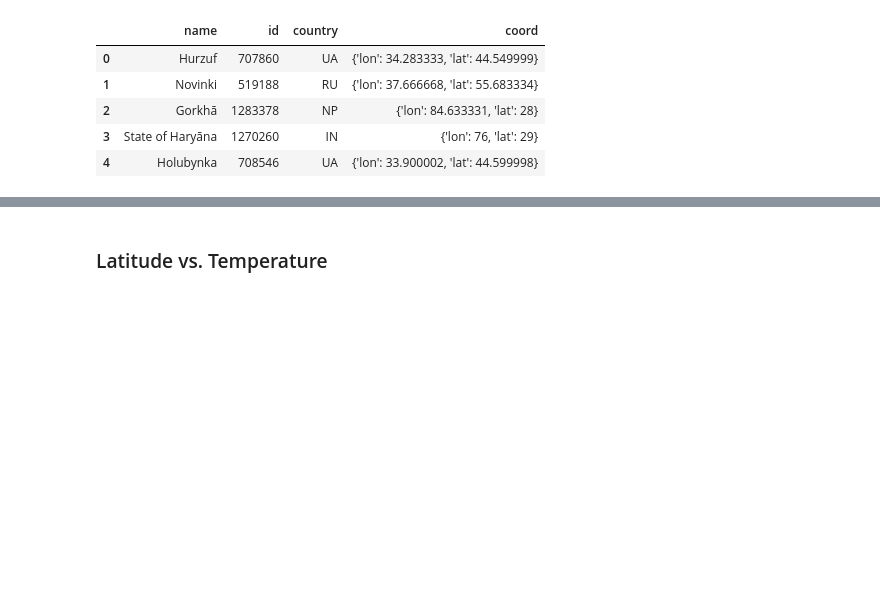
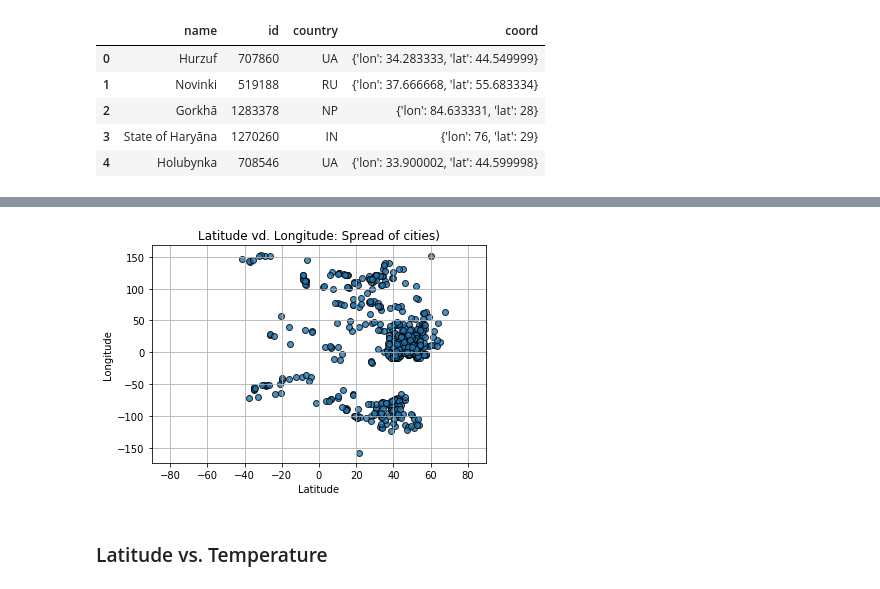
Before and after one commit to wendywalsh/API_weather, a Jupyter notebook: Walsh_Weather_API.ipynb, the cells around one changed output, grey strips where cells are left out. Saved outputs shown, nothing was run; the diff lists cells and outputs as text; code cells hidden in the pictures; blank space fills up the shorter version.

Commit message:
added plots

```diff
--- a/Walsh_Weather_API.ipynb
+++ b/Walsh_Weather_API.ipynb
@@ -95,14 +97,15 @@ units ="imperial"
 # %%
-#create loop to hold target url with counter
+#create loop to hold target url with counters and data frame
 
 count= 0
 group = 1
 
+#empty df created to store data. Lat and long pulled from api not original list of cities.
 weather_df = pd.DataFrame(columns = ["Name","Latitude","Longitude","Max Temp", "Humidity","Cloudiness","Wind Speed", "Date"])
 
 
-for x in range(2):
-    sample_list = raw_city_list["id"].sample(60).tolist()
+for x in range(12):
+    sample_list = raw_city_list["id"].sample(60).tolist() #.sample pulls random sample from list.batched 60 because documentation specified 60 per minute.
 
     for x in sample_list:
         print(f"Processing Record {count} of Set {group}")
@@ -119,8 +122,8 @@ for x in range(2):
         weather_df =weather_df.append({"Name":name,"Latitude":lat,"Longitude":lon,"Max Temp":temp, "Humidity":humidity,"Cloudiness":clouds,"Wind Speed":wind,"Date":date}, ignore_index=True)
         print(target_url)
         count +=1
-
+    # add set number to batches
     group +=1
-    #time.sleep(62)
+    #time.sleep(62)  # documents said 60 per minute, but doesn't seem to need lag
 # %% [output]
 Processing Record 0 of Set 1
@@ -178,3 +181,22 @@ y_axis_humidity =
+# %%
+plt.scatter(weather_df["Latitude"],
+            weather_df["Longitude"],
+            edgecolor="black", linewidths=1, marker="o",
+            alpha=0.8, label="Urban")
+
+plt.title("Latitude vd. Longitude: Spread of cities)")
+plt.ylabel("Longitude")
+plt.xlabel("Latitude")
+plt.xlim((-90,90))
+plt.grid(True)
+
+# Save Figure
+plt.savefig("temperature.png")
+
+plt.plot()
+plt.show()
+# %% [output]
+[figure, added]
 # %% [markdown]
 ###  Latitude vs. Temperature
 # %%
```
Also changed, not shown: parts of 11 cells of this notebook, 5 other files.
